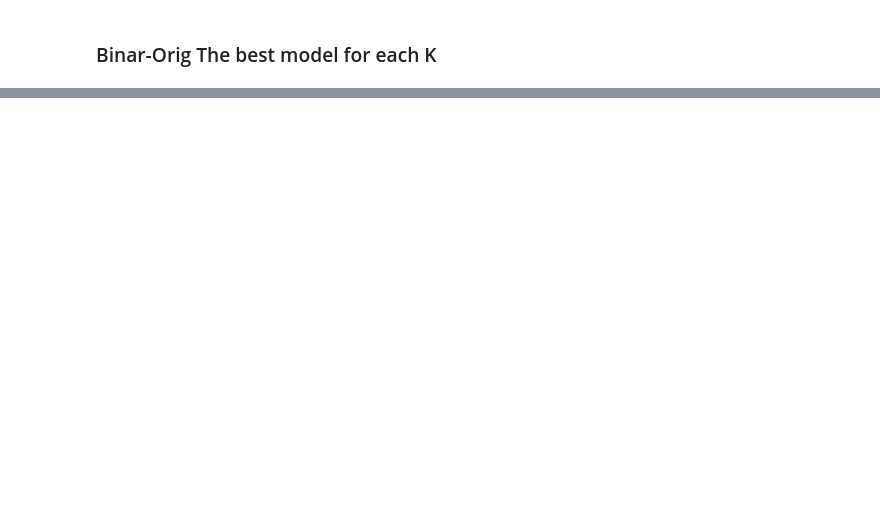
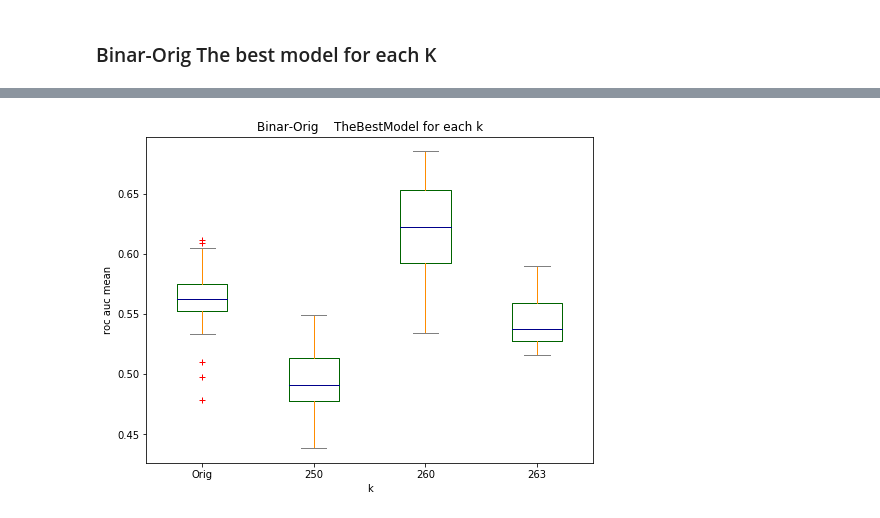
Before and after one commit to Tismoney/PRNI2016, a Jupyter notebook: ResultProcessing-ver3.0.ipynb, the cells around one changed output, grey strips where cells are left out. Cells and saved outputs as stored; diff of their text form; code cells hidden in the pictures; blank space fills up the shorter version.

```diff
--- a/ResultProcessing-ver3.0.ipynb
+++ b/ResultProcessing-ver3.0.ipynb
@@ -89,2 +96,4 @@ Go_plot('Results/Ver3.2/result_1.csv', 'Binar-Orig    TheBestModel for each k')
 # %%
-Go_box('Results/Ver3.2','Binar-Orig    TheBestModel for each k')
+Go_box('Results/Ver3.2','Binar-Orig    TheBestModel for each k', k_new, figsize=(8,6))
+# %% [output]
+[figure, added]
```
Also changed, not shown: parts of 6 cells of this notebook.
